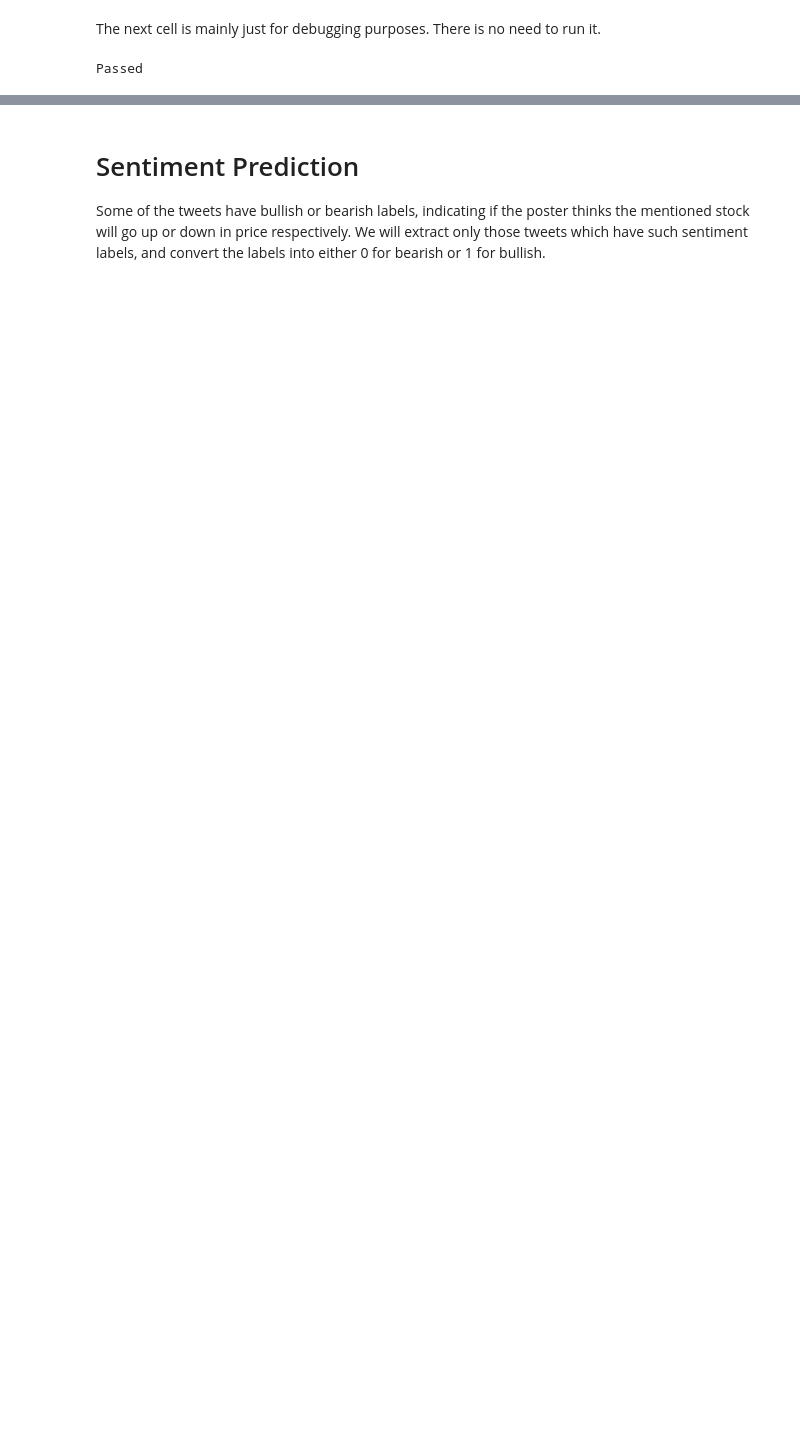
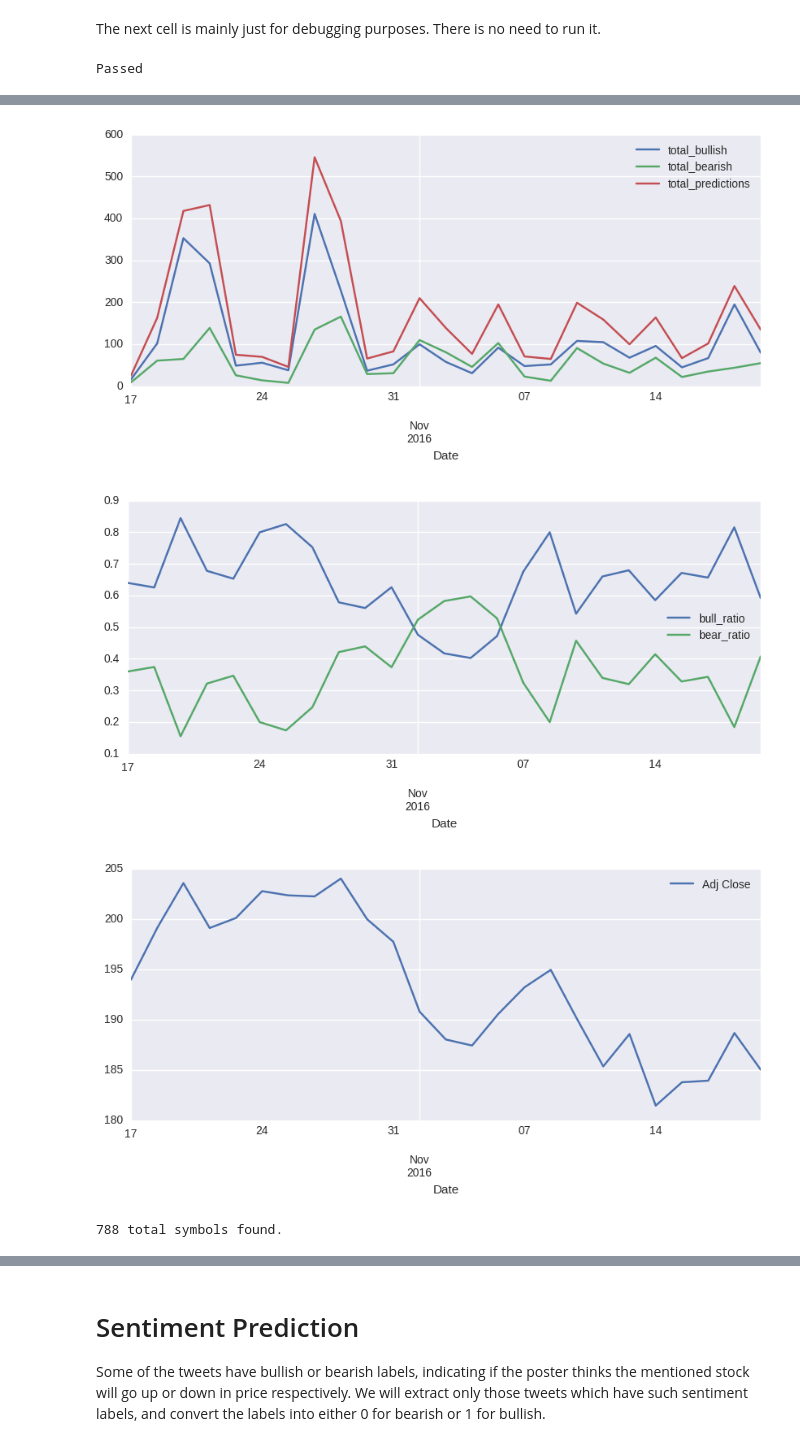
Before and after one commit to Frank-node/stocktwits_analysis, a Jupyter notebook: stocktwits_analysis.ipynb, the cells around one changed output, grey strips where cells are left out. Saved outputs shown, nothing was run; the diff lists cells and outputs as text; code cells hidden in the pictures; blank space fills up the shorter version.

```diff
--- a/stocktwits_analysis.ipynb
+++ b/stocktwits_analysis.ipynb
@@ -143,0 +219,5 @@ Passed
+# %%
+enddate = db['created_at'].max()
+startdate = db['created_at'].min()
+print startdate, enddate
+stock_data = get_data_yahoo('TSLA', startdate, enddate)
@@ -143,0 +282,51 @@ Passed
+# %%
+stock_metrics[['total_bullish','total_bearish','total_predictions']].plot(legend=True,figsize=(10,4));
+stock_metrics[['bull_ratio','bear_ratio']].plot(legend=True,figsize=(10,4));
+stock_metrics[['Adj Close']].plot(legend=True,figsize=(10,4));
+# %% [output]
+[figure, added]
+[figure, added]
+[figure, added]
+# %%
+def countcomentions(df):
+
+    def getsymbolset(df):
+        symbols = []
+        for i, row in df.iterrows():
+            for symbol in row:
+                if (pd.notnull(symbol)):
+                    symbols.append(symbol)
+        return set(symbols)
+
+    def getallsymbols(df):
+        columns = df.columns
+        symbolcolumns = []
+        for col in columns:
+            if col.startswith('symbol'):
+                symbolcolumns.append(col)
+        return df[symbolcolumns]
+
+    def count(df, stock_symbol):
+        cnt = Counter()
+        for i, row in df.iterrows():
+            for sym in row:
+                if (sym!=stock_symbol) & pd.notnull(sym):
+                    cnt[sym] += 1
+        return cnt
+
+    df = getallsymbols(df)
+    symbolset = getsymbolset(df)
+    print len(symbolset), "total symbols found."
+    co = np.zeros((len(symbolset), len(symbolset)))
+    co = pd.DataFrame(co, index=symbolset, columns=symbolset)
+    for i, row in df.iterrows():
+        for stock_symbol in row:
+            for sym in row:
+                if (sym!=stock_symbol) & pd.notnull(stock_symbol) & pd.notnull(sym):
+                    co.loc[stock_symbol,sym]+=1
+    return co
+    #return pd.DataFrame(co)
+
+co = countcomentions(db)
+# %% [output]
+788 total symbols found.
```
Also changed, not shown: parts of 38 cells of this notebook.
